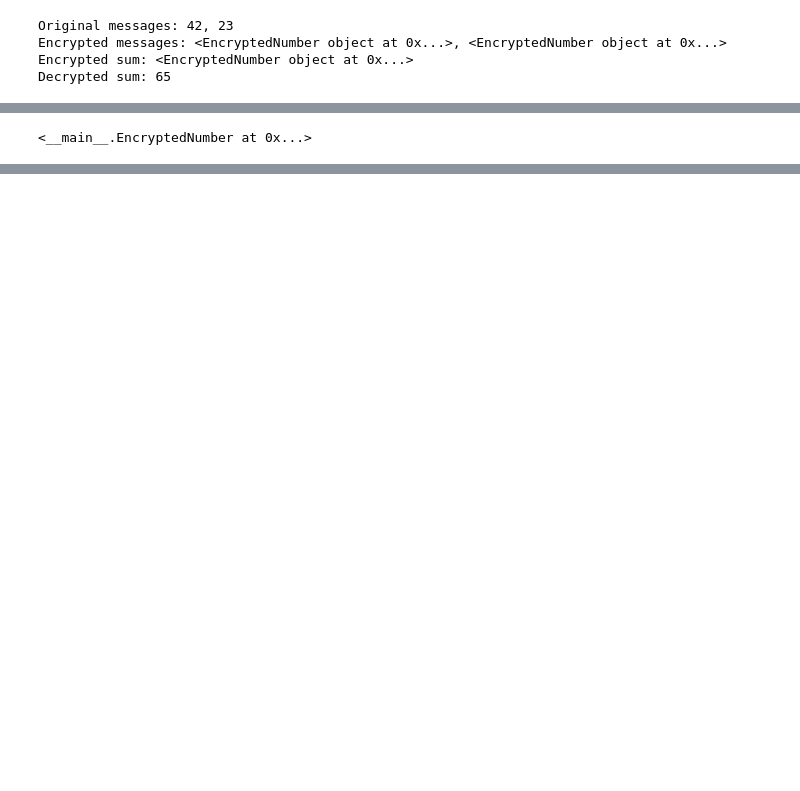
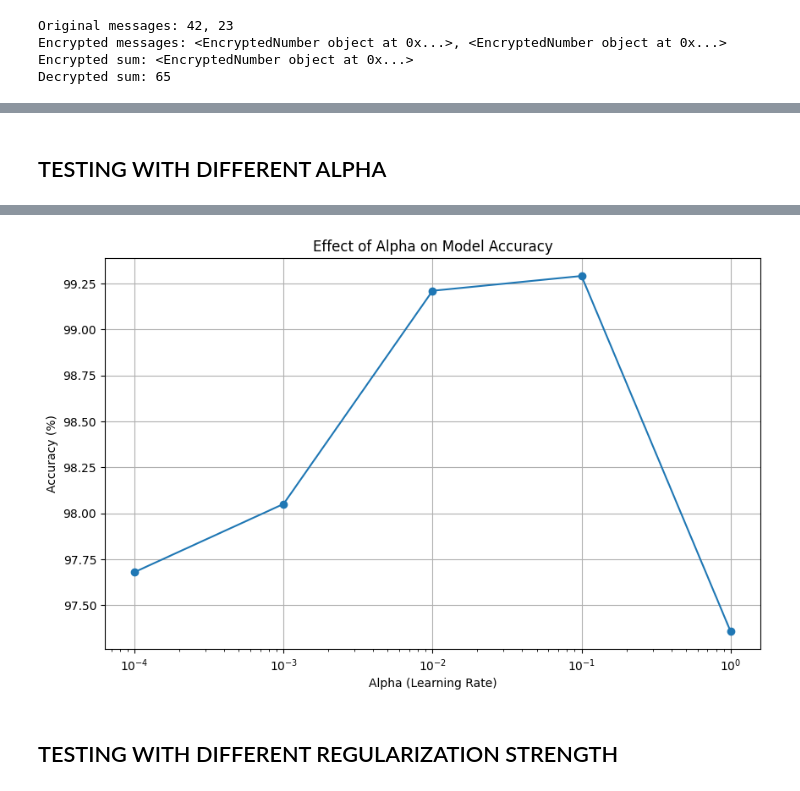
Before and after one commit to vxibh/safe-crime, a Jupyter notebook: LogisticRegression.ipynb, the cells around one changed output, grey strips where cells are left out. Drawn from its saved outputs; the diff is of its cells as text; code cells hidden in the pictures; blank space fills up the shorter version.

```diff
--- a/LogisticRegression.ipynb
+++ b/LogisticRegression.ipynb
@@ -1289,4 +508,2 @@ Accuracy: 100.00%
-# %%
-model.predict(spam[0])
-# %% [output]
-<__main__.EncryptedNumber at 0x...>
+# %% [markdown]
+## TESTING WITH DIFFERENT ALPHA
@@ -1292,0 +539,18 @@ model.predict(spam[0])
+# %%
+alphas = [0.0001, 0.001, 0.01, 0.1, 1]
+accuracies = []
+
+for alpha in alphas:
+    # Assuming you have a function to run the model with a given alpha
+    accuracy = run_model_with_alpha(alpha)  # This function needs to be implemented based on your code
+    accuracies.append(accuracy)
+
+plt.figure(figsize=(10, 6))
+plt.plot(alphas, accuracies, marker='o')
+plt.xscale('log')
+plt.xlabel('Alpha (Learning Rate)')
+plt.ylabel('Accuracy (%)')
+plt.title('Effect of Alpha on Model Accuracy')
+plt.grid(True)
+plt.show()
+# %% [output]
@@ -1292,0 +574,3 @@ model.predict(spam[0])
+[figure, added]
+# %% [markdown]
+## TESTING WITH DIFFERENT REGULARIZATION STRENGTH
```
Also changed, not shown: parts of 21 cells of this notebook, 1 other file.
